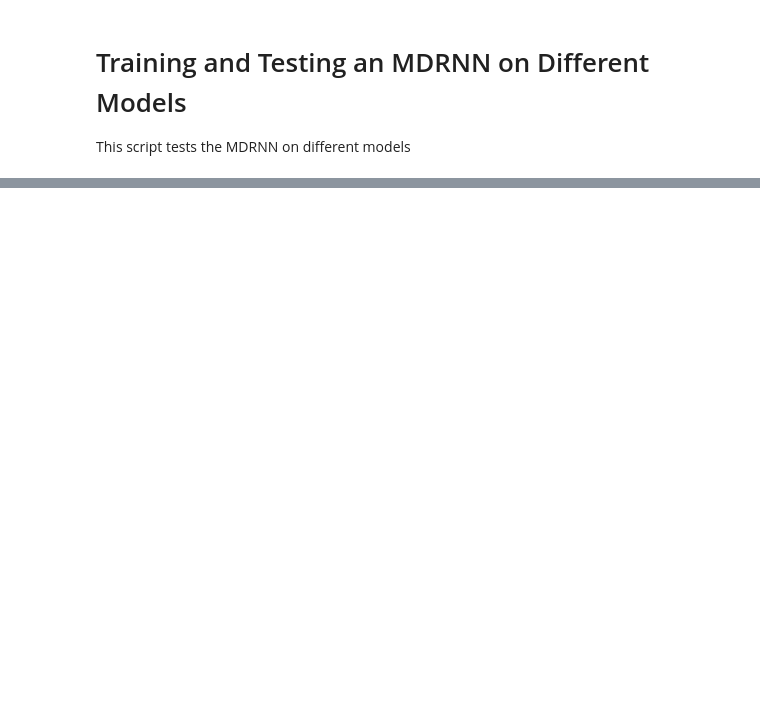
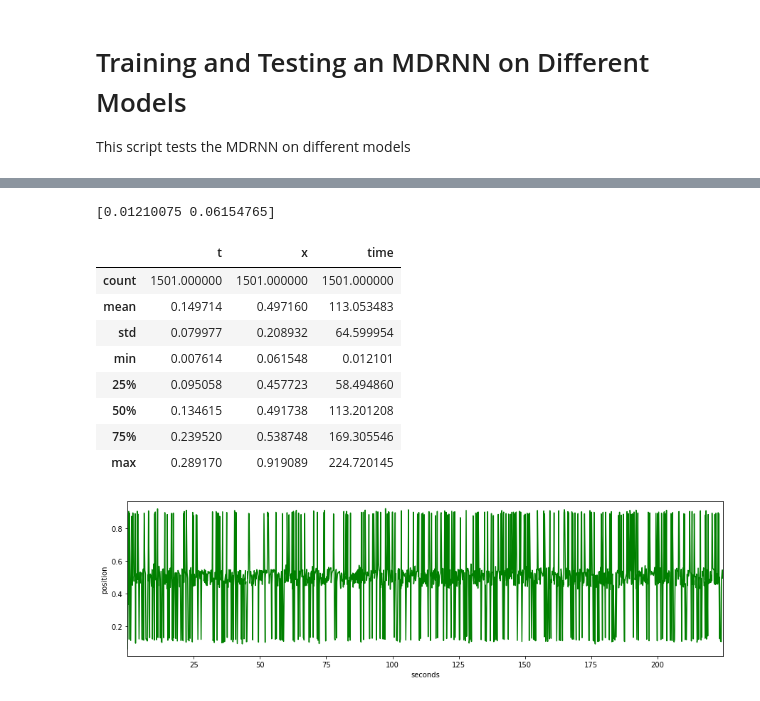
Before and after one commit to cpmpercussion/empi, a Jupyter notebook: notebooks/test_empi_mdn_models.ipynb, the cells around one changed output, grey strips where cells are left out. Drawn from its saved outputs; the diff is of its cells as text; code cells hidden in the pictures; blank space fills up the shorter version.

Commit message:
testing noise RNN

```diff
--- a/notebooks/test_empi_mdn_models.ipynb
+++ b/notebooks/test_empi_mdn_models.ipynb
@@ -33,22 +60,34 @@ net.sigma_temp = sigmatemp
 # %%
 # test untrained model.
-#net.model.load_weights("../models/musicMDRNN-dim2-layers2-units32-mixtures5-scale10-human.h5")
+net.model.load_weights("../models/musicMDRNN-dim2-layers2-units32-mixtures5-scale10-noise.h5")
 net.prepare_model_for_running()
 sample = empi_mdrnn.random_sample()
 num_steps = 1500
 p = net.generate_performance(sample, num_steps)
 perf_df = pd.DataFrame({'t':p.T[0], 'x':p.T[1]})
 perf_df['time'] = perf_df.t.cumsum()
 #plt.plot(perf_df.time, perf_df.x, '.r-')
 #plt.show()
 display(perf_df.describe())
 
 # Generate slightly nicer plot.
 ax = perf_df.plot(x='time', y='x', kind="line", color='g', figsize=(15,4), legend=False)
 ax.set_xlabel("seconds")
 ax.set_ylabel("position")
 ax.get_figure().savefig('../images/untrained_data_output.pdf', dpi=300, bbox_inches="tight")
 ax.get_figure().savefig('../images/untrained_data_output.png', dpi=300, bbox_inches="tight")
+# %% [output]
+[0.01210075 0.06154765]
+|  | t | x | time |
+| count | 1501.000000 | 1501.000000 | 1501.000000 |
+| mean | 0.149714 | 0.497160 | 113.053483 |
+| std | 0.079977 | 0.208932 | 64.599954 |
+| min | 0.007614 | 0.061548 | 0.012101 |
+| 25% | 0.095058 | 0.457723 | 58.494860 |
+| 50% | 0.134615 | 0.491738 | 113.201208 |
+| 75% | 0.239520 | 0.538748 | 169.305546 |
+| max | 0.289170 | 0.919089 | 224.720145 |
+[figure, added]
 # %%
 # Load and test synthetic model.
 net.model.load_weights("../models/musicMDRNN-dim2-layers2-units32-mixtures5-scale10-synth.h5")
```
Also changed, not shown: parts of 2 cells of this notebook, 4 other files.
